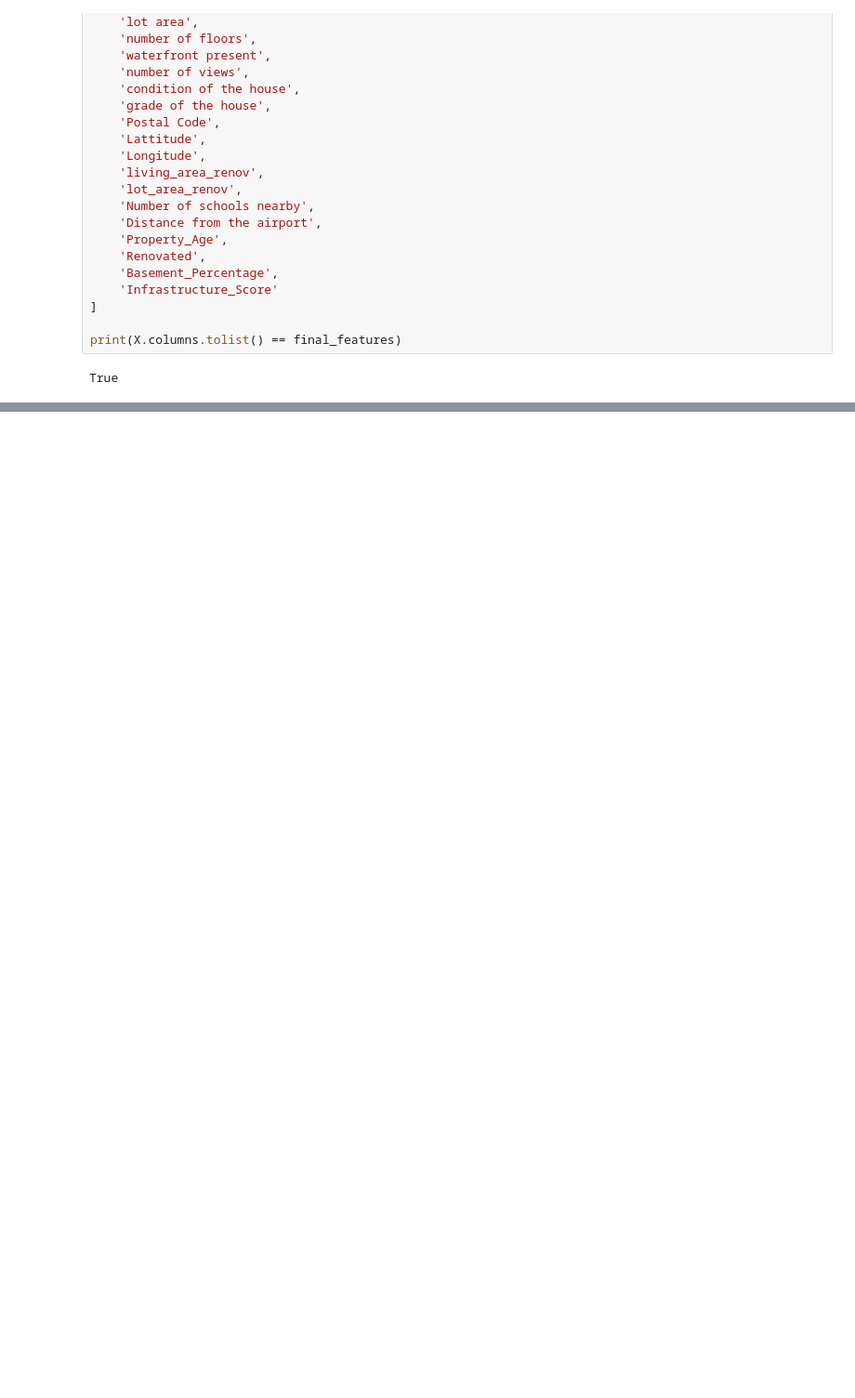
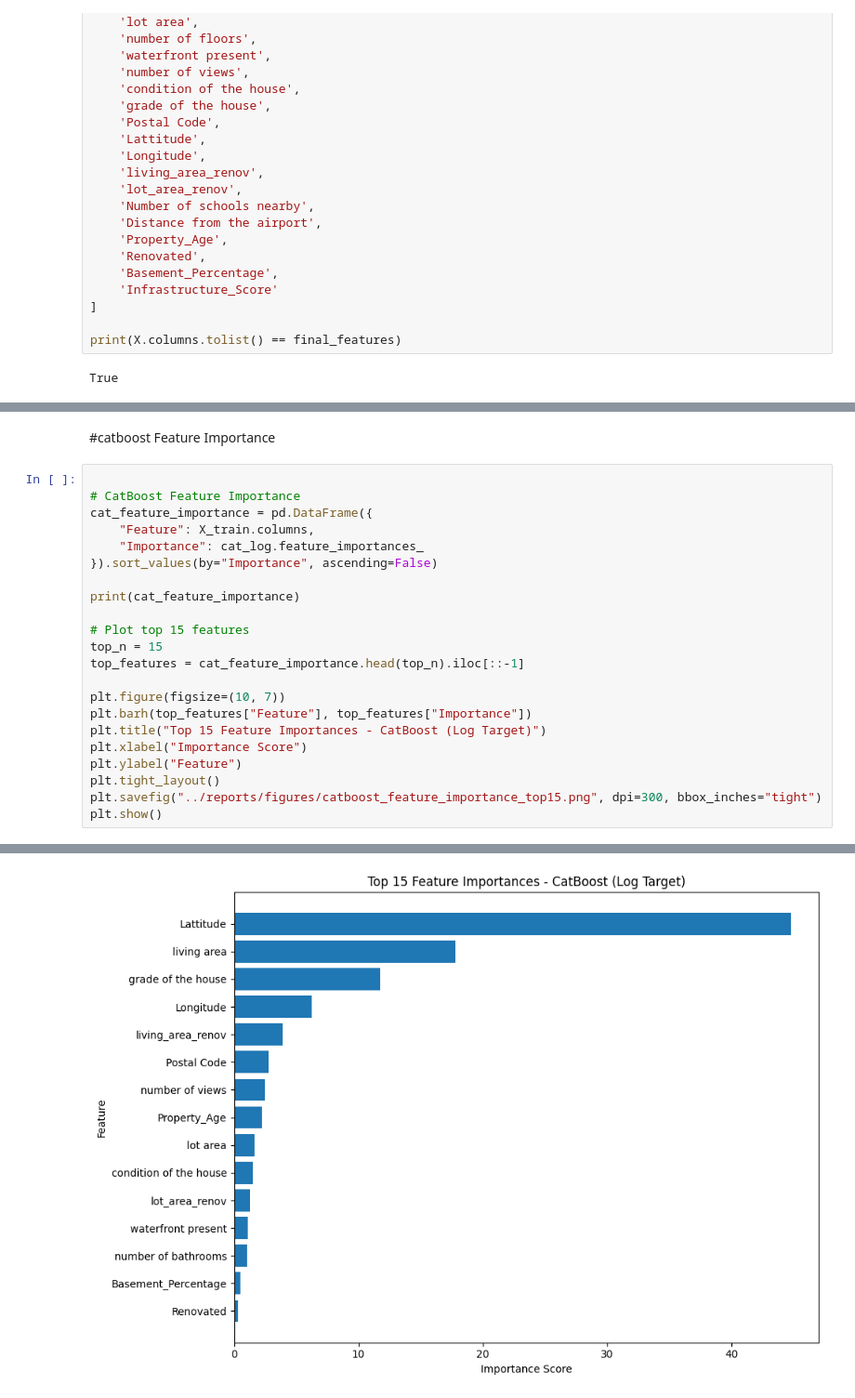
Before and after one commit to patelshivam109/AI-Powered-Real-Estate-Intelligence-Valuation-Investment-Recommendation-Platform, a Jupyter notebook: notebooks/02_eda.ipynb, the cells around one changed output, grey strips where cells are left out. Shown at 93% size. Drawn from its saved outputs; the diff is of its cells as text; blank space fills up the shorter version.

```diff
--- a/notebooks/02_eda.ipynb
+++ b/notebooks/02_eda.ipynb
@@ -822,0 +866,25 @@ True
+# %% [markdown]
+#catboost Feature Importance
+# %%
+
+# CatBoost Feature Importance
+cat_feature_importance = pd.DataFrame({
+    "Feature": X_train.columns,
+    "Importance": cat_log.feature_importances_
+}).sort_values(by="Importance", ascending=False)
+
+print(cat_feature_importance)
+
+# Plot top 15 features
+top_n = 15
+top_features = cat_feature_importance.head(top_n).iloc[::-1]
+
+plt.figure(figsize=(10, 7))
+plt.barh(top_features["Feature"], top_features["Importance"])
+plt.title("Top 15 Feature Importances - CatBoost (Log Target)")
+plt.xlabel("Importance Score")
+plt.ylabel("Feature")
+plt.tight_layout()
+plt.savefig("../reports/figures/catboost_feature_importance_top15.png", dpi=300, bbox_inches="tight")
+plt.show()
+# %% [output]
@@ -822,0 +908 @@ True
+[figure, added]
```
Also changed, not shown: parts of 2 cells of this notebook, 1 other file.
